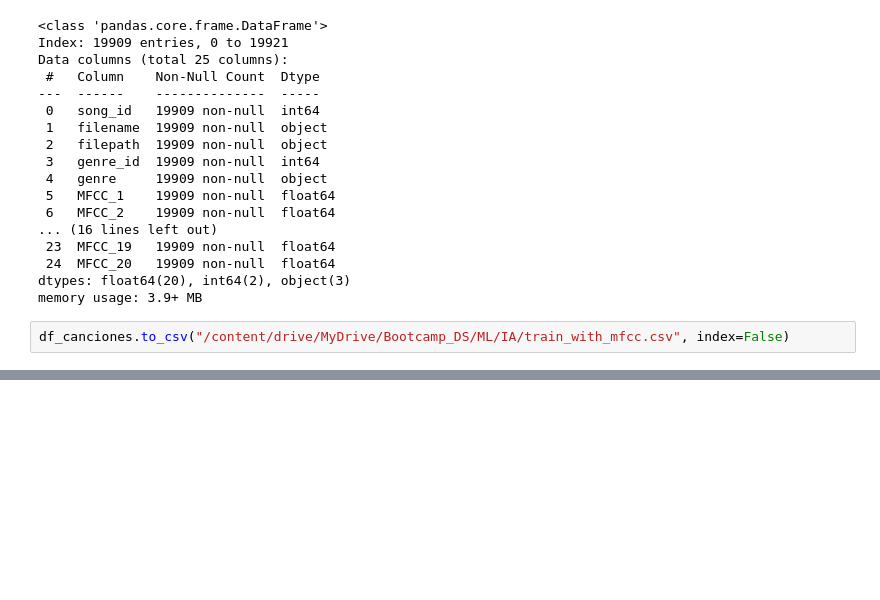
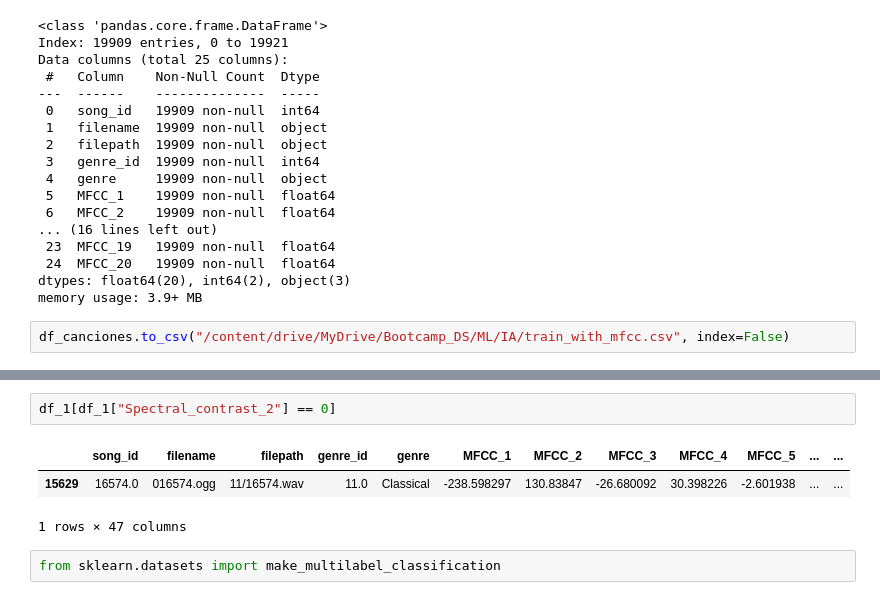
Before and after one commit to LucasQuintoDiario/ML_music_genres, a Jupyter notebook: notebooks/limpieza_datasets.ipynb, the cells around one changed output, grey strips where cells are left out. Drawn from its saved outputs; the diff is of its cells as text; blank space fills up the shorter version.

```diff
--- a/notebooks/limpieza_datasets.ipynb
+++ b/notebooks/limpieza_datasets.ipynb
@@ -292,0 +356,8 @@ df_canciones.to_csv("/content/drive/MyDrive/Bootcamp_DS/ML/IA/train_with_mfcc.cs
+# %%
+df_1[df_1["Spectral_contrast_2"] == 0]
+# %% [output]
+|  | song_id | filename | filepath | genre_id | genre | MFCC_1 | MFCC_2 | MFCC_3 | MFCC_4 | MFCC_5 | ... | ... |
+| 15629 | 16574.0 | 016574.ogg | 11/16574.wav | 11.0 | Classical | -238.598297 | 130.83847 | -26.680092 | 30.398226 | -2.601938 | ... | ... |
+1 rows × 47 columns
+# %%
+from sklearn.datasets import make_multilabel_classification
```
Also changed, not shown: parts of 19 cells of this notebook, 24 other files.
